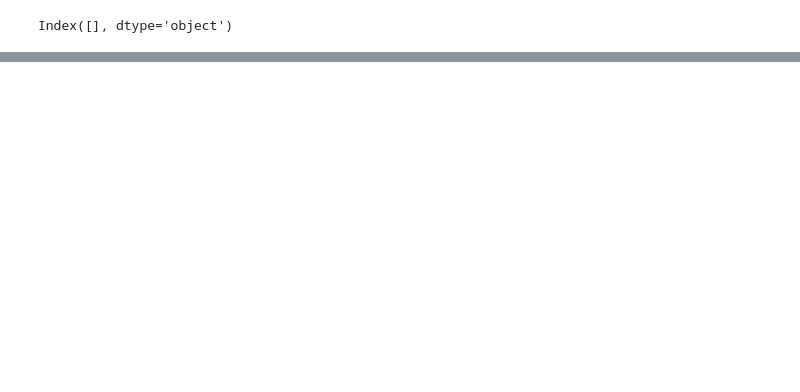
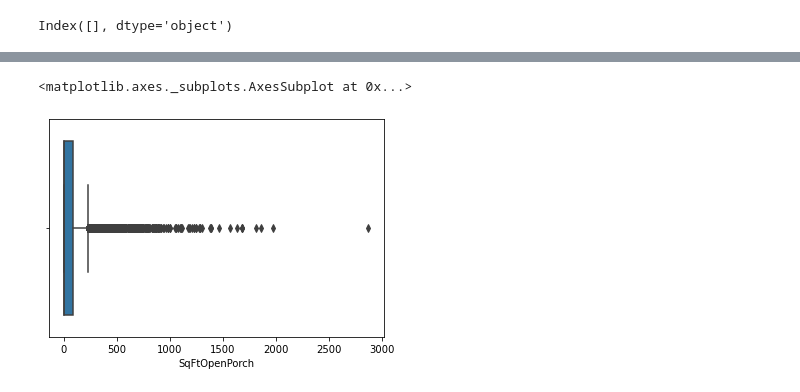
Before and after one commit to ghPRao/phase_2_project_chicago-sf-seattle-ds-082420, a Jupyter notebook: andrew_PR_EDA.ipynb, the cells around one changed output, grey strips where cells are left out. Drawn from its saved outputs; the diff is of its cells as text; code cells hidden in the pictures; blank space fills up the shorter version.

```diff
--- a/andrew_PR_EDA.ipynb
+++ b/andrew_PR_EDA.ipynb
@@ -362,0 +437,5 @@ df
+# %%
+sns.boxplot(df_porch['SqFtOpenPorch'])
+# %% [output]
+<matplotlib.axes._subplots.AxesSubplot at 0x...>
+[figure, added]
```
Also changed, not shown: parts of 71 cells of this notebook.
